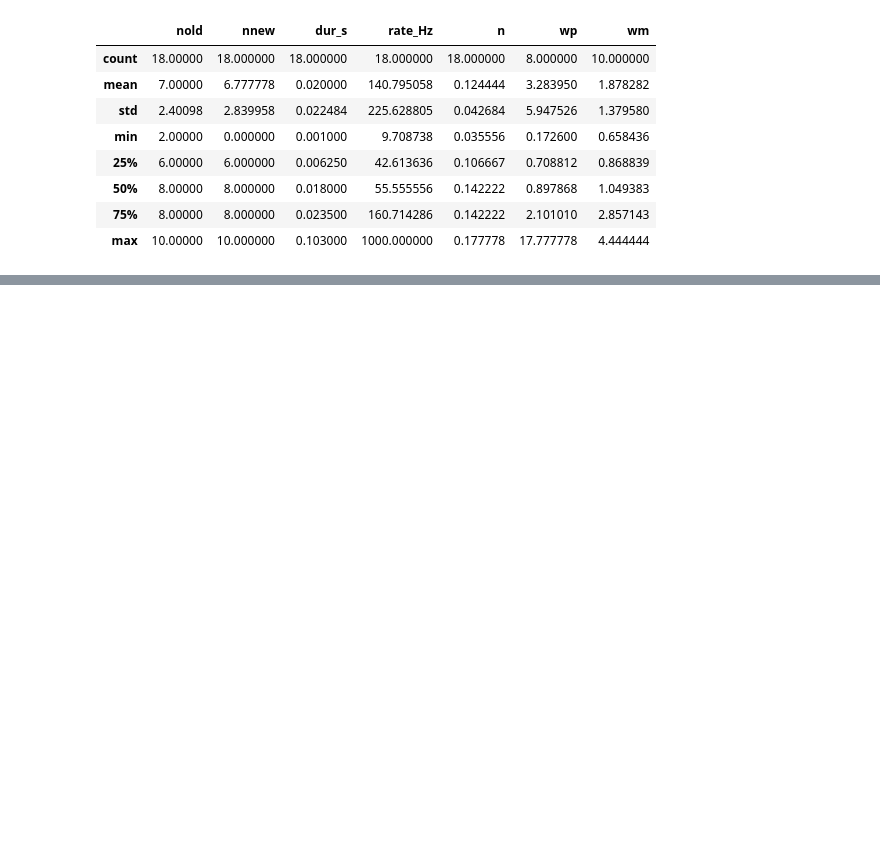
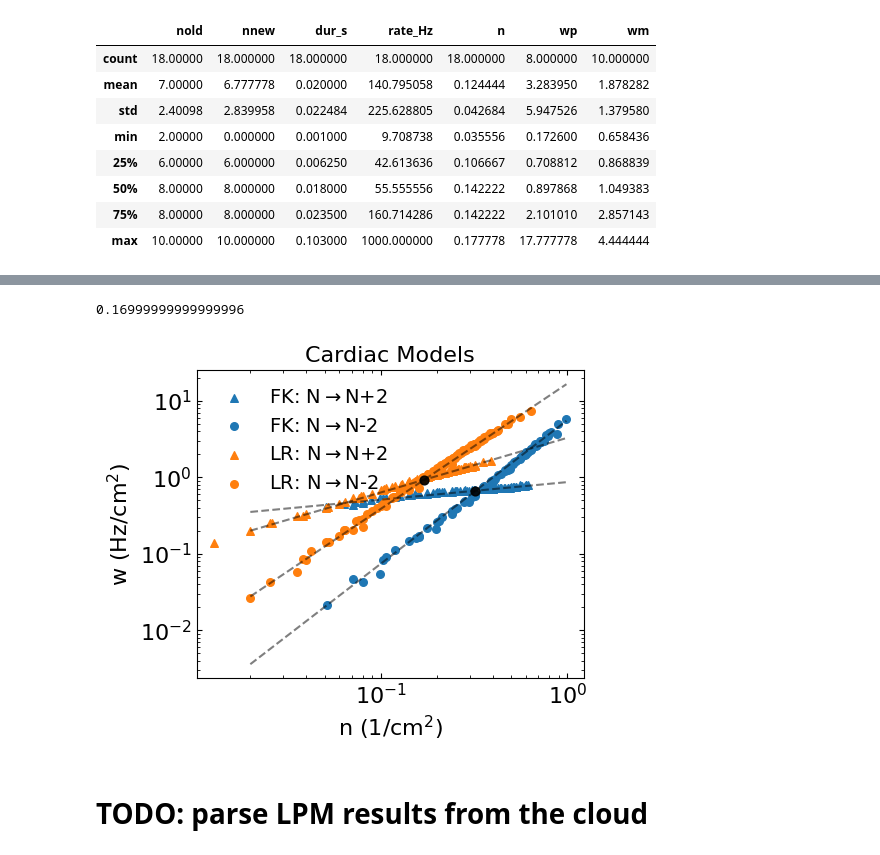
Before and after one commit to timtyree/bgmc, a Jupyter notebook: python/computing birth death rates of the particle model.ipynb, the cells around one changed output, grey strips where cells are left out. Drawn from its saved outputs; the diff is of its cells as text; code cells hidden in the pictures; blank space fills up the shorter version.

```diff
--- a/python/computing birth death rates of the particle model.ipynb
+++ b/python/computing birth death rates of the particle model.ipynb
@@ -1121,0 +1192,72 @@ df_rates = pd.DataFrame(dict_lst); del dict_lst
+# %%
+xv = np.arange(0.02, 1,0.01)
+# evaluate powerlaw fits of birth rates wjr
+yv_birth_lr = dict_fit_birth_lr['M']*xv**dict_fit_birth_lr['m']
+yv_death_lr = wjr['lr_pbc']['M']*xv**wjr['lr_pbc']['m']
+# evalutate plot powerlaw fits of death rates wjr
+yv_birth_fk = dict_fit_birth_fk['M']*xv**dict_fit_birth_fk['m']
+yv_death_fk = wjr['fk_pbc']['M']*xv**wjr['fk_pbc']['m']
+# yv_birth_lr.shape,yv_birth_fk.shape
+
+#compute the intersection point for both of the full models
+index_fk = np.argmin(np.exp(np.log(yv_birth_fk/yv_death_fk)**2))
+qstar_fk = xv[index_fk]
+wstar_fk = yv_birth_fk[index_fk]
+# index_lr = np.argmin(np.log(yv_birth_lr/yv_death_lr)**2)
+index_lr = np.argmin(np.exp(np.log(yv_birth_lr/yv_death_lr)**2))
+qstar_lr = xv[index_lr]
+wstar_lr = yv_birth_lr[index_lr]
+qstar_lr #0.16999999999999996
+# %% [output]
+0.16999999999999996
+# %%
+# fig,ax=plt.subplots()
+fig,ax=plt.subplots(figsize=(5,4))
+fontsize=16
+# fontsize=20
+alpha=0.9
+
+# df_birth_fk.plot(x='q',y='w',ax=ax,c='C0',alpha=0.5,label=r'FK: N$\rightarrow$N+2',lw=4)
+# fk.plot(x='q',y='w',ax=ax,c='C0',label=r'FK: N$\rightarrow$N-2',lw=4)
+# df_birth_lr.plot(x='q',y='w',ax=ax,c='C1',alpha=0.5,label=r'LR: N$\rightarrow$N+2',lw=4)
+# lr.plot(x='q',y='w',ax=ax,c='C1',label=r'LR: N$\rightarrow$N-2',lw=4)
+markersize=30
+df_birth_fk.plot.scatter(x='q',y='w',ax=ax,c='C0',#'gray',#
+                         marker='^',
+                         alpha=1.,label=r'FK: N$\rightarrow$N+2',s=markersize)
+fk.plot.scatter(x='q',y='w',ax=ax,c='C0',label=r'FK: N$\rightarrow$N-2',s=markersize)
+df_birth_lr.plot.scatter(x='q',y='w',ax=ax,c='C1',#'r',#
+                        marker='^',
+                         alpha=1.,label=r'LR: N$\rightarrow$N+2',s=markersize)
+lr.plot.scatter(x='q',y='w',ax=ax,c='C1',label=r'LR: N$\rightarrow$N-2',s=markersize)
+
+
+#plot the powerlaw fits
+ax.plot(xv,yv_death_fk,'k--',alpha=0.5)
+ax.plot(xv,yv_death_lr,'k--',alpha=0.5)
+ax.plot(xv,yv_birth_fk,'k--',alpha=0.5)
+ax.plot(xv,yv_birth_lr,'k--',alpha=0.5)
+
+#draw vertical dotted line up to the intersection point for both of the full models
+ax.scatter([qstar_fk],[wstar_fk],c='k',s=40,alpha=0.9,zorder=100)
+ax.scatter([qstar_lr],[wstar_lr],c='k',s=40,alpha=0.9,zorder=100)
+# ax.plot([qstar_fk,qstar_fk],[0.001,wstar_fk],'k:',alpha=0.9)
+# ax.plot([qstar_lr,qstar_lr],[0.001,wstar_lr],'k:',alpha=0.9)
+
+
+# format_plot
+format_plot(ax=ax,xlabel=r'n (1/cm$^2$)',ylabel=r'w (Hz/cm$^2$)',fontsize=fontsize)#,use_loglog=True)
+# format_plot(ax=ax,xlabel=r'q (1/cm$^2$)',ylabel=r'w (Hz/cm$^2$)',fontsize=fontsize)#,use_loglog=True)
+# plt.legend(fontsize=16,frameon=False,loc='upper left')
+plt.legend(fontsize=14,frameon=False,loc='upper left')
+# AddLegend(loc='upper left')
+ax.set_xscale('log')
+ax.set_yscale('log')
+ax.set_ylim((0.0023641776732192935, 25.08908114695242))
+ax.tick_params(top=True, right=True,direction='in',which='both')
+ax.set_title('Cardiac Models',fontsize=fontsize)
+plt.show()
+# %% [output]
+[figure, added]
+# %% [markdown]
+# TODO: parse LPM results from the cloud
```
Also changed, not shown: parts of 21 cells of this notebook, 7 other files.
